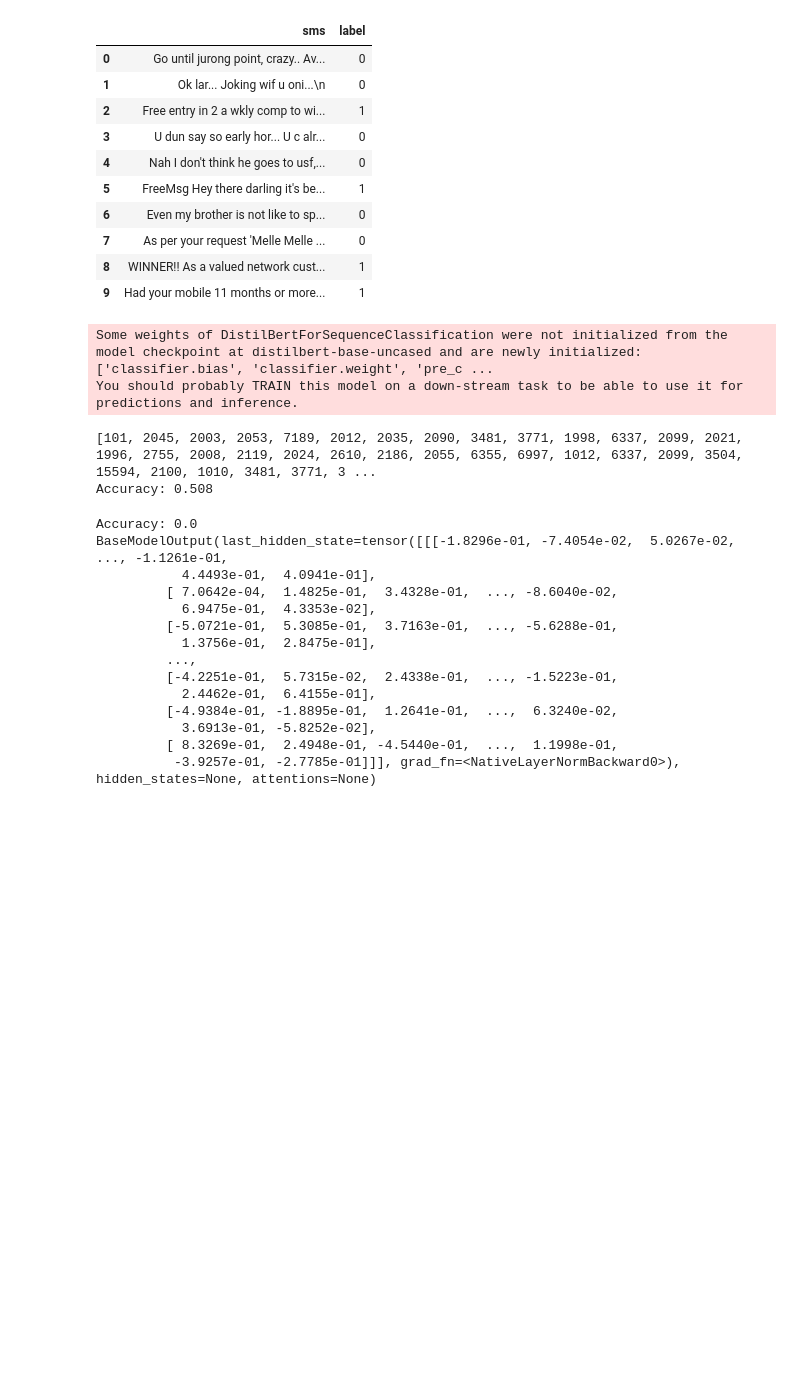
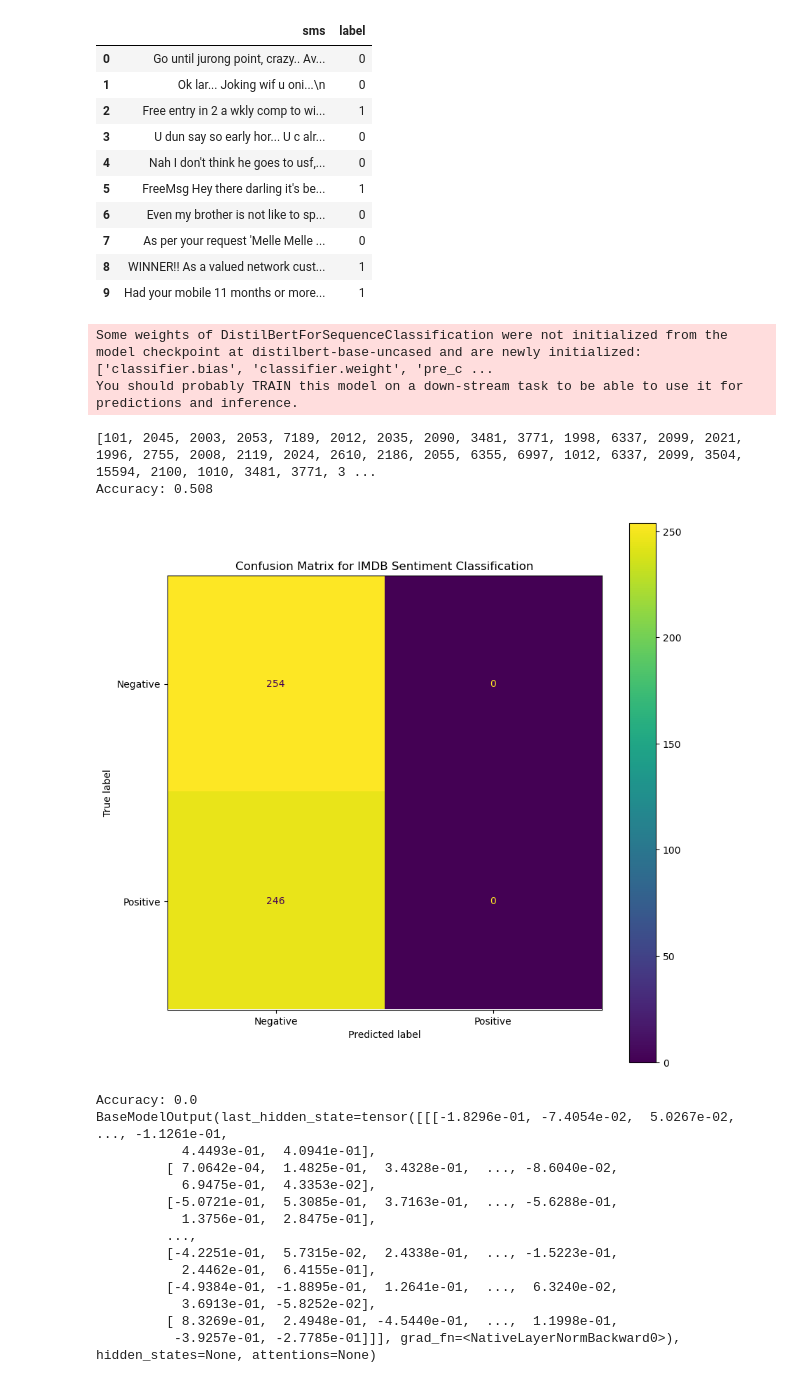
Before and after one commit to arielisaac/AI_udacity_class, a Jupyter notebook: project_1/LightweightFineTuning.ipynb, the cells around one changed output. Saved outputs shown, nothing was run; the diff lists cells and outputs as text; code cells hidden in the pictures; blank space fills up the shorter version.

```diff
--- a/project_1/LightweightFineTuning.ipynb
+++ b/project_1/LightweightFineTuning.ipynb
@@ -128,33 +128,48 @@ model = AutoModelForSequenceClassification.from_pretrained(
     "distilbert-base-uncased",
     num_labels=2,
     id2label={0: "NEGATIVE", 1: "POSITIVE"},  # For converting predictions to strings
     label2id={"NEGATIVE": 0, "POSITIVE": 1},
 )
 
 # Make predictions
 predictions = []
 true_labels = []
 
 with torch.no_grad():
     for i in range(len(tokenized_test)):
         inputs = {
             "input_ids": torch.tensor(tokenized_test[i]["input_ids"]).unsqueeze(0),
             "attention_mask": torch.tensor(tokenized_test[i]["attention_mask"]).unsqueeze(0),
         }
         outputs = model(**inputs)
         logits = outputs.logits
         predicted_label = torch.argmax(logits, dim=1).item()
         predictions.append(predicted_label)
         true_labels.append(tokenized_test[i]["label"])
 
 # Evaluate the predictions
 accuracy = accuracy_score(true_labels, predictions)
 print(f"Accuracy: {accuracy}")
+
+# Calculate confusion matrix
+from sklearn.metrics import confusion_matrix, ConfusionMatrixDisplay
+import numpy as np
+import matplotlib.pyplot as plt
+cm = confusion_matrix(true_labels, predictions)
+
+# Display the confusion matrix
+labels = ["Negative", "Positive"]  # IMDB sentiment labels
+disp = ConfusionMatrixDisplay(confusion_matrix=cm, display_labels=labels)
+fig, ax = plt.subplots(figsize=(10, 10))
+disp.plot(ax=ax)
+plt.title("Confusion Matrix for IMDB Sentiment Classification")
+plt.show()
 # %% [output]
 Some weights of DistilBertForSequenceClassification were not initialized from the model checkpoint at distilbert-base-uncased and are newly initialized: ['classifier.bias', 'classifier.weight', 'pre_c ...
 You should probably TRAIN this model on a down-stream task to be able to use it for predictions and inference.
 [101, 2045, 2003, 2053, 7189, 2012, 2035, 2090, 3481, 3771, 1998, 6337, 2099, 2021, 1996, 2755, 2008, 2119, 2024, 2610, 2186, 2055, 6355, 6997, 1012, 6337, 2099, 3504, 15594, 2100, 1010, 3481, 3771, 3 ...
 Accuracy: 0.508
+[figure, added]
 # %%
 # These are just tests to see if I can get the model to work
 from transformers import DistilBertTokenizer, DistilBertModel
```
Also changed, not shown: parts of 1 cell of this notebook, 9 other files.
